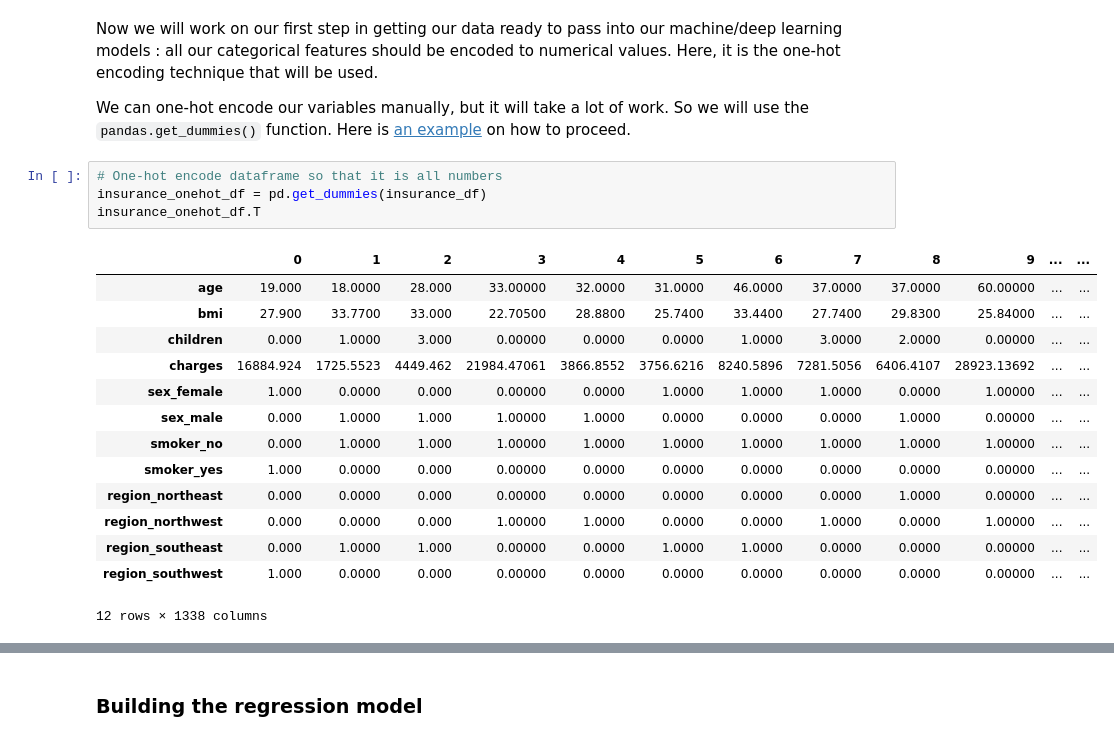
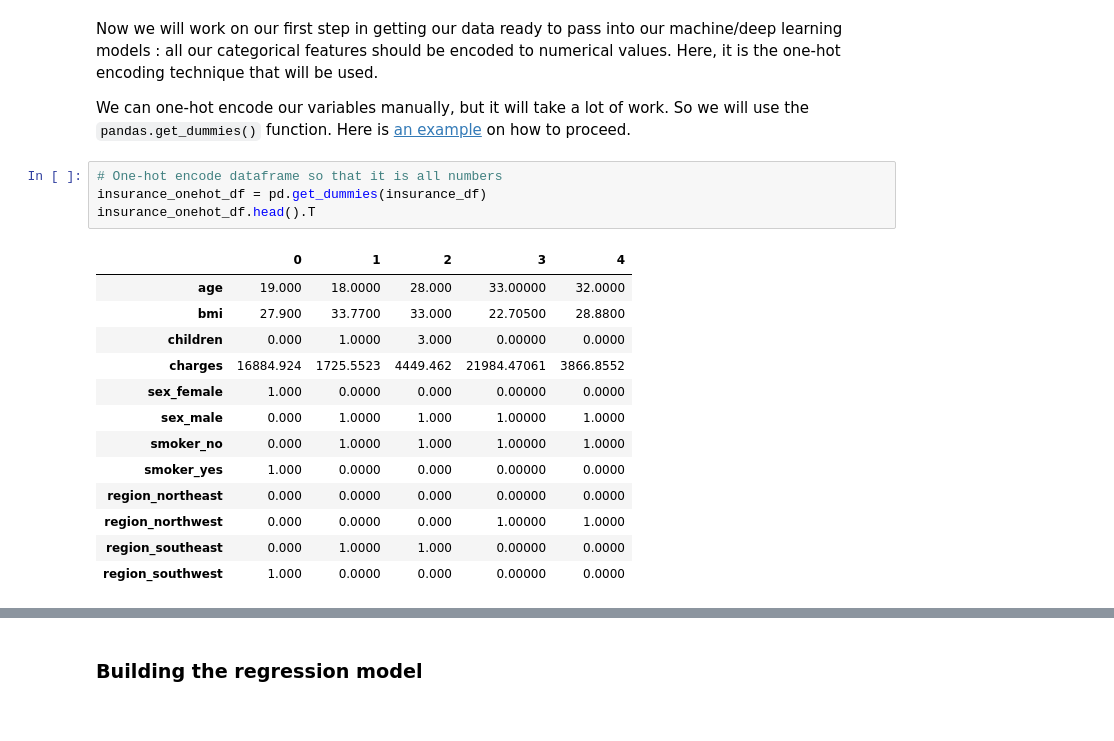
Before and after one commit to patricetg/tensorflow-deeplearning, a Jupyter notebook: 01_neural_network_regression_with_tensorflow.ipynb, the cells around one changed output, grey strips where cells are left out. Cells and saved outputs as stored; diff of their text form.

```diff
--- a/01_neural_network_regression_with_tensorflow.ipynb
+++ b/01_neural_network_regression_with_tensorflow.ipynb
@@ -1341,19 +1347,18 @@ We can one-hot encode our variables manually, but it will take a lot of work. So
 # %%
 # One-hot encode dataframe so that it is all numbers
 insurance_onehot_df = pd.get_dummies(insurance_df)
-insurance_onehot_df.T
+insurance_onehot_df.head().T
 # %% [output]
-|  | 0 | 1 | 2 | 3 | 4 | 5 | 6 | 7 | 8 | 9 | ... | ... |
-| age | 19.000 | 18.0000 | 28.000 | 33.00000 | 32.0000 | 31.0000 | 46.0000 | 37.0000 | 37.0000 | 60.00000 | ... | ... |
-| bmi | 27.900 | 33.7700 | 33.000 | 22.70500 | 28.8800 | 25.7400 | 33.4400 | 27.7400 | 29.8300 | 25.84000 | ... | ... |
-| children | 0.000 | 1.0000 | 3.000 | 0.00000 | 0.0000 | 0.0000 | 1.0000 | 3.0000 | 2.0000 | 0.00000 | ... | ... |
-| charges | 16884.924 | 1725.5523 | 4449.462 | 21984.47061 | 3866.8552 | 3756.6216 | 8240.5896 | 7281.5056 | 6406.4107 | 28923.13692 | ... | ... |
-| sex_female | 1.000 | 0.0000 | 0.000 | 0.00000 | 0.0000 | 1.0000 | 1.0000 | 1.0000 | 0.0000 | 1.00000 | ... | ... |
-| sex_male | 0.000 | 1.0000 | 1.000 | 1.00000 | 1.0000 | 0.0000 | 0.0000 | 0.0000 | 1.0000 | 0.00000 | ... | ... |
-| smoker_no | 0.000 | 1.0000 | 1.000 | 1.00000 | 1.0000 | 1.0000 | 1.0000 | 1.0000 | 1.0000 | 1.00000 | ... | ... |
-| smoker_yes | 1.000 | 0.0000 | 0.000 | 0.00000 | 0.0000 | 0.0000 | 0.0000 | 0.0000 | 0.0000 | 0.00000 | ... | ... |
-| region_northeast | 0.000 | 0.0000 | 0.000 | 0.00000 | 0.0000 | 0.0000 | 0.0000 | 0.0000 | 1.0000 | 0.00000 | ... | ... |
-| region_northwest | 0.000 | 0.0000 | 0.000 | 1.00000 | 1.0000 | 0.0000 | 0.0000 | 1.0000 | 0.0000 | 1.00000 | ... | ... |
-| region_southeast | 0.000 | 1.0000 | 1.000 | 0.00000 | 0.0000 | 1.0000 | 1.0000 | 0.0000 | 0.0000 | 0.00000 | ... | ... |
-| region_southwest | 1.000 | 0.0000 | 0.000 | 0.00000 | 0.0000 | 0.0000 | 0.0000 | 0.0000 | 0.0000 | 0.00000 | ... | ... |
+|  | 0 | 1 | 2 | 3 | 4 |
+| age | 19.000 | 18.0000 | 28.000 | 33.00000 | 32.0000 |
+| bmi | 27.900 | 33.7700 | 33.000 | 22.70500 | 28.8800 |
+| children | 0.000 | 1.0000 | 3.000 | 0.00000 | 0.0000 |
+| charges | 16884.924 | 1725.5523 | 4449.462 | 21984.47061 | 3866.8552 |
+| sex_female | 1.000 | 0.0000 | 0.000 | 0.00000 | 0.0000 |
+| sex_male | 0.000 | 1.0000 | 1.000 | 1.00000 | 1.0000 |
+| smoker_no | 0.000 | 1.0000 | 1.000 | 1.00000 | 1.0000 |
+| smoker_yes | 1.000 | 0.0000 | 0.000 | 0.00000 | 0.0000 |
+| region_northeast | 0.000 | 0.0000 | 0.000 | 0.00000 | 0.0000 |
+| region_northwest | 0.000 | 0.0000 | 0.000 | 1.00000 | 1.0000 |
+| region_southeast | 0.000 | 1.0000 | 1.000 | 0.00000 | 0.0000 |
+| region_southwest | 1.000 | 0.0000 | 0.000 | 0.00000 | 0.0000 |
-12 rows × 1338 columns
```
Also changed, not shown: parts of 68 cells of this notebook, 3 other files.
